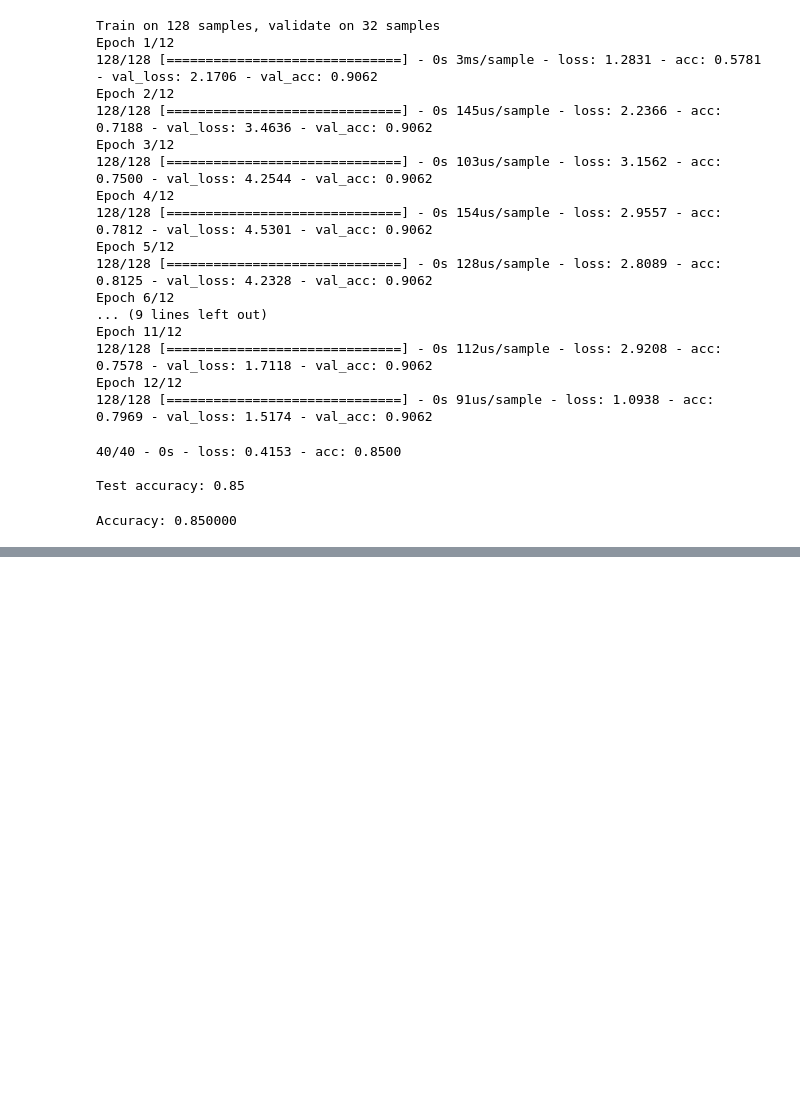
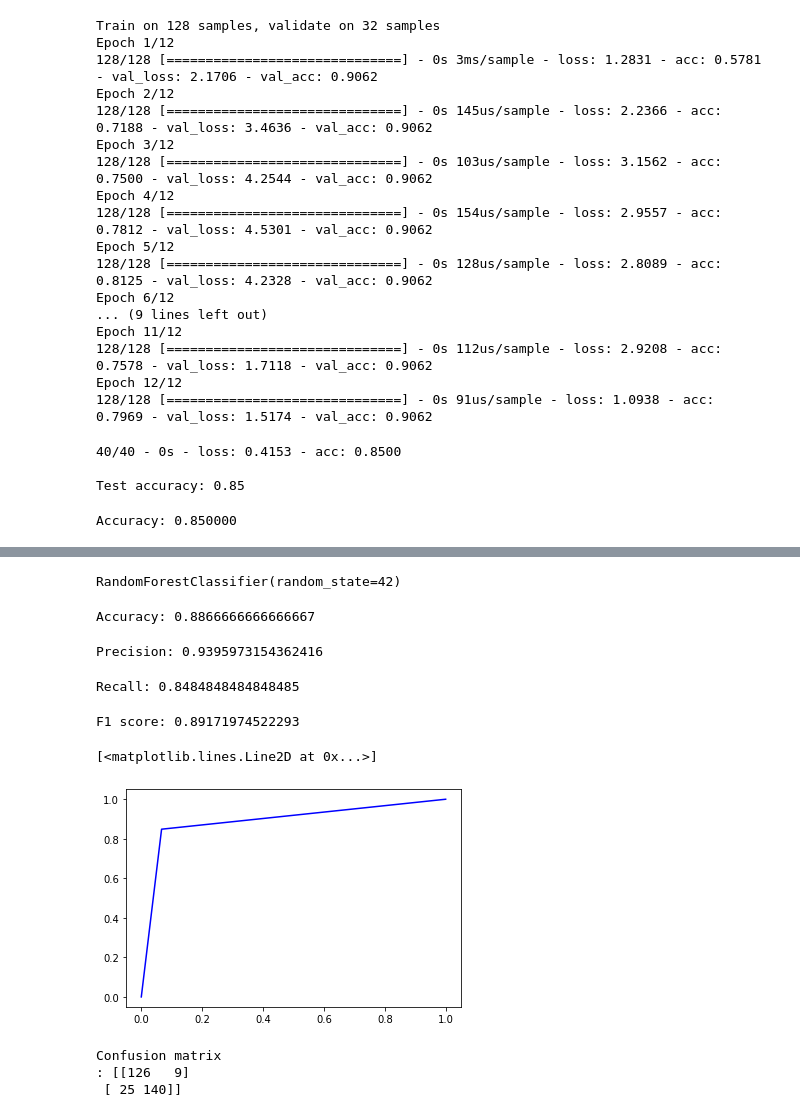
Before and after one commit to mducat/CECS550, a Jupyter notebook: 5_model_eval.ipynb, the cells around one changed output, grey strips where cells are left out. Saved outputs shown, nothing was run; the diff lists cells and outputs as text; code cells hidden in the pictures; blank space fills up the shorter version.

Commit message:
Added Random Forest for evaluation

```diff
--- a/5_model_eval.ipynb
+++ b/5_model_eval.ipynb
@@ -220,0 +224,51 @@ Accuracy: 0.850000
+# %%
+# Generate a binary classification dataset
+X, y = make_classification(n_samples=1000, n_features=10, n_classes=2, random_state=42)
+# %%
+# Split the dataset into training and testing sets
+X_train, X_test, y_train, y_test = train_test_split(X, y, test_size=0.3, random_state=42)
+# %%
+# Train a random forest classifier
+rfc = RandomForestClassifier(n_estimators=100, random_state=42)
+rfc.fit(X_train, y_train)
+# %% [output]
+RandomForestClassifier(random_state=42)
+# %%
+# Use the classifier to predict the test set
+y_pred = rfc.predict(X_test)
+# %%
+# Calculate the performance metrics
+accuracy = accuracy_score(y_test, y_pred)
+print('Accuracy:', accuracy)
+# %% [output]
+Accuracy: 0.8866666666666667
+# %%
+precision = precision_score(y_test, y_pred)
+print('Precision:', precision)
+# %% [output]
+Precision: 0.9395973154362416
+# %%
+recall = recall_score(y_test, y_pred)
+print('Recall:', recall)
+# %% [output]
+Recall: 0.8484848484848485
+# %%
+f1 = f1_score(y_test, y_pred)
+print('F1 score:', f1)
+# %% [output]
+F1 score: 0.89171974522293
+# %%
+fpr, tpr, _ = roc_curve(y_test, y_pred)
+# Plot the ROC curve
+plt.plot(fpr, tpr, color='blue', label='ROC curve')
+# %% [output]
+[<matplotlib.lines.Line2D at 0x...>]
+[figure, added]
+# %%
+
+cm = confusion_matrix(y_test, y_pred)
+print('Confusion matrix\n:',cm)
+# %% [output]
+Confusion matrix
+: [[126   9]
+ [ 25 140]]
```
Also changed, not shown: parts of 3 cells of this notebook.
